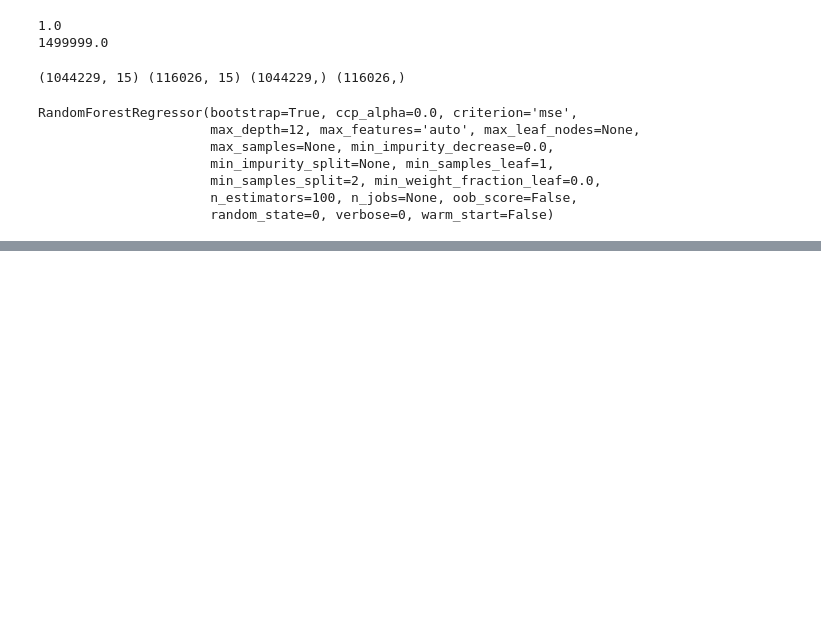
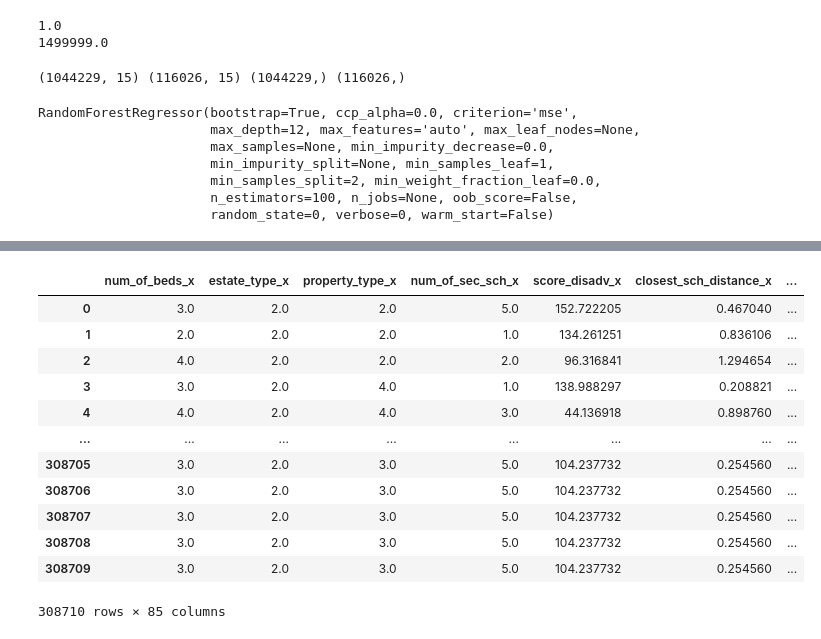
Before and after one commit to oxanaRC/CE902, a Jupyter notebook: Random_forest_test050821a.ipynb, the cells around one changed output, grey strips where cells are left out. Saved outputs shown, nothing was run; the diff lists cells and outputs as text; code cells hidden in the pictures; blank space fills up the shorter version.

```diff
--- a/Random_forest_test050821a.ipynb
+++ b/Random_forest_test050821a.ipynb
@@ -786,0 +767,5 @@ data_select1
+# %%
+data_for_prediction_analysis = data.groupby(['location_key'])['postcode'].first().reset_index()
+data_for_prediction_analysis_1 = data.groupby(['location_key'])['district'].first().reset_index()
+data_for_prediction_analysis=pd.merge(data_for_prediction_analysis, data_for_prediction_analysis_1, how="left", on="location_key")
+data_for_prediction_analysis
@@ -998,0 +981,21 @@ prediction_df1
+# %%
+prediction_df1['distances_Lond']=prediction_df1['distances_Lond'].astype(int)
+prediction_df1['distances_Manch']=prediction_df1['distances_Manch'].astype(int)
+prediction_df1['distances_Birming']=prediction_df1['distances_Birming'].astype(int)
+prediction_df1['location_key']=prediction_df1['distances_Lond'].astype(str) + '_' + prediction_df1['distances_Manch'].astype(str)+ '_' + prediction_df1['distances_Birming'].astype(str)
+data_for_prediction_analysis = pd.merge(prediction_df1, data_for_prediction_analysis, how="left", on="location_key")
+data_for_prediction_analysis
+# %% [output]
+|  | num_of_beds_x | estate_type_x | property_type_x | num_of_sec_sch_x | score_disadv_x | closest_sch_distance_x | ... |
+| 0 | 3.0 | 2.0 | 2.0 | 5.0 | 152.722205 | 0.467040 | ... |
+| 1 | 2.0 | 2.0 | 2.0 | 1.0 | 134.261251 | 0.836106 | ... |
+| 2 | 4.0 | 2.0 | 2.0 | 2.0 | 96.316841 | 1.294654 | ... |
+| 3 | 3.0 | 2.0 | 4.0 | 1.0 | 138.988297 | 0.208821 | ... |
+| 4 | 4.0 | 2.0 | 4.0 | 3.0 | 44.136918 | 0.898760 | ... |
+| ... | ... | ... | ... | ... | ... | ... | ... |
+| 308705 | 3.0 | 2.0 | 3.0 | 5.0 | 104.237732 | 0.254560 | ... |
+| 308706 | 3.0 | 2.0 | 3.0 | 5.0 | 104.237732 | 0.254560 | ... |
+| 308707 | 3.0 | 2.0 | 3.0 | 5.0 | 104.237732 | 0.254560 | ... |
+| 308708 | 3.0 | 2.0 | 3.0 | 5.0 | 104.237732 | 0.254560 | ... |
+| 308709 | 3.0 | 2.0 | 3.0 | 5.0 | 104.237732 | 0.254560 | ... |
+308710 rows × 85 columns
```
Also changed, not shown: parts of 27 cells of this notebook.
